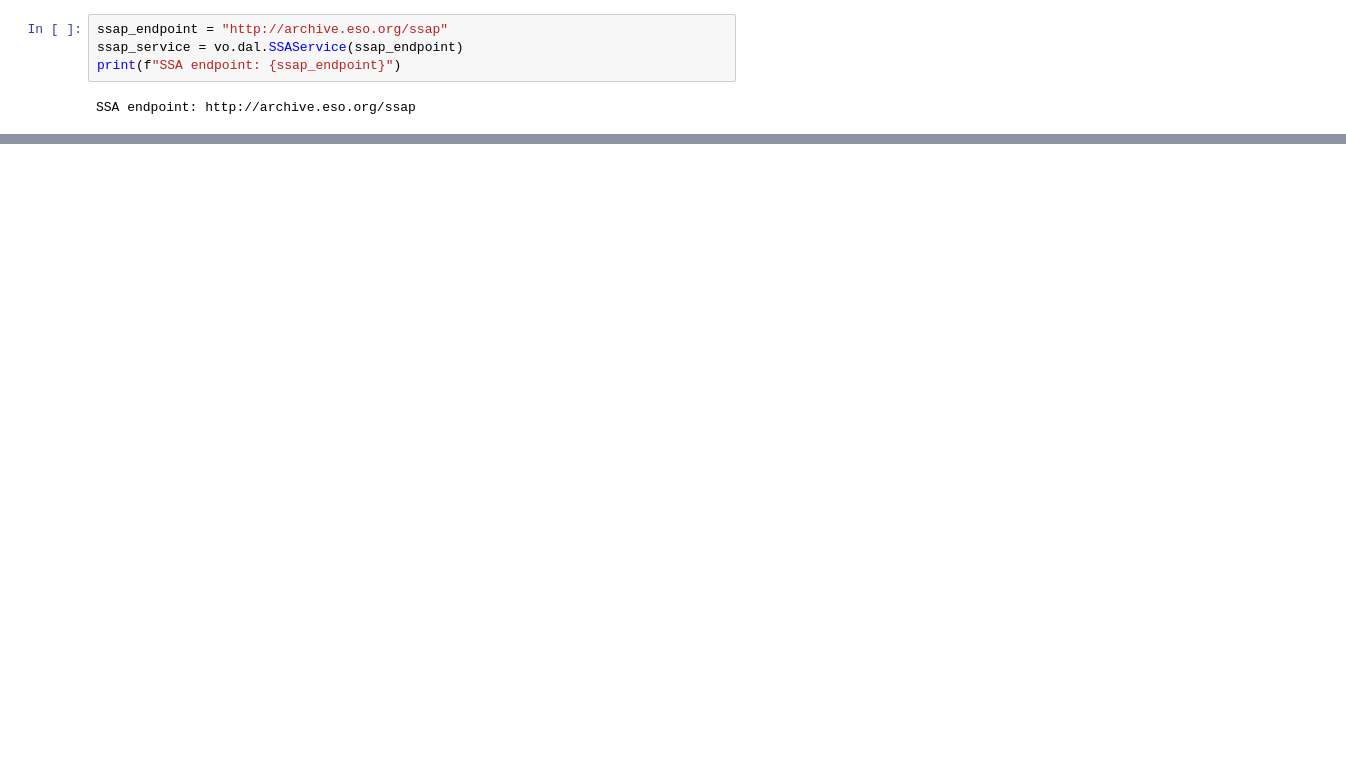
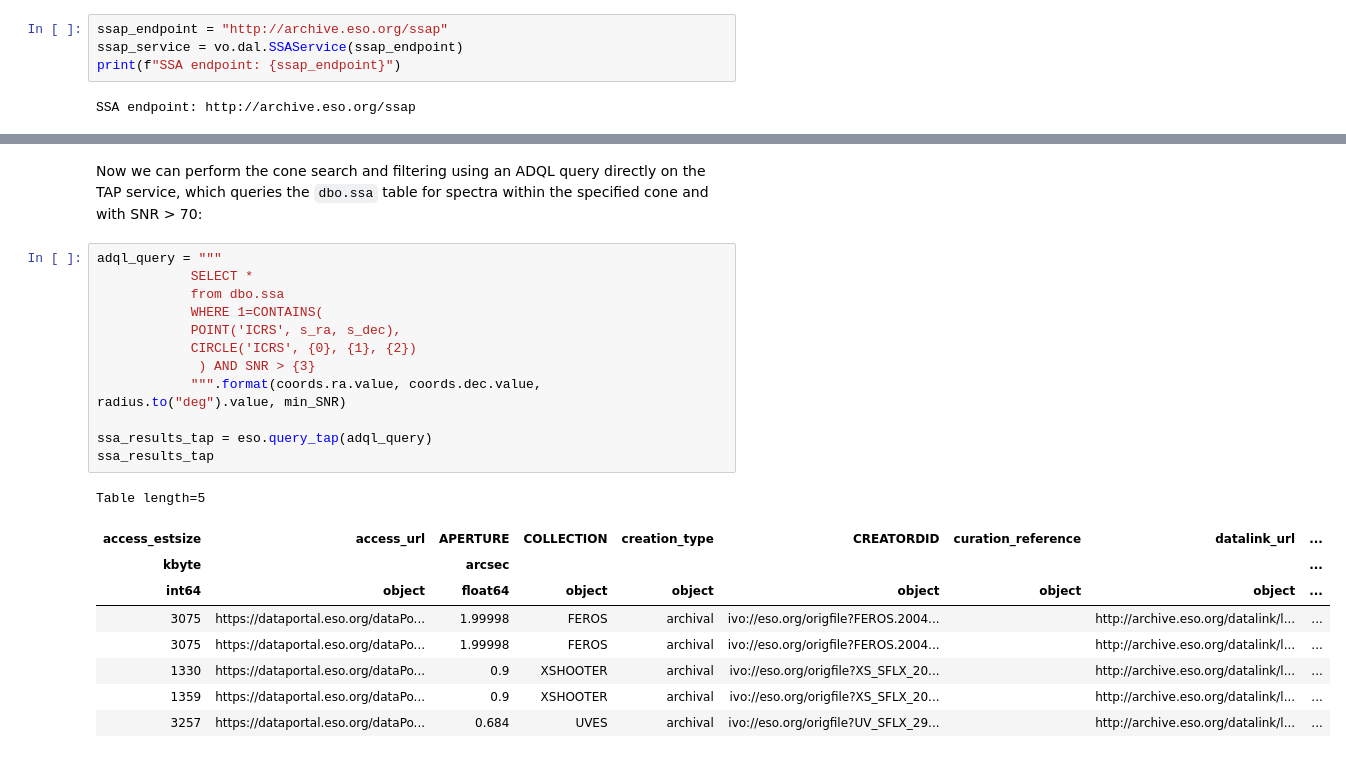
Before and after one commit to eso/astroquery_examples, a Jupyter notebook: examples/advanced/06_ssa_query_and_download.ipynb, the cells around one changed output, grey strips where cells are left out. Saved outputs shown, nothing was run; the diff lists cells and outputs as text; blank space fills up the shorter version.

```diff
--- a/examples/advanced/06_ssa_query_and_download.ipynb
+++ b/examples/advanced/06_ssa_query_and_download.ipynb
@@ -134,0 +259,24 @@ In this notebook, we demonstrated how to query the ESO SSA service, apply simple
+# %% [markdown]
+Now we can perform the cone search and filtering using an ADQL query directly on the TAP service, which queries the `dbo.ssa` table for spectra within the specified cone and with SNR > 70:
+# %%
+adql_query = """
+            SELECT *
+            from dbo.ssa
+            WHERE 1=CONTAINS(
+            POINT('ICRS', s_ra, s_dec),
+            CIRCLE('ICRS', {0}, {1}, {2})
+             ) AND SNR > {3}
+            """.format(coords.ra.value, coords.dec.value, radius.to("deg").value, min_SNR)
+
+ssa_results_tap = eso.query_tap(adql_query)
+ssa_results_tap
+# %% [output]
+Table length=5
+| access_estsize | access_url | APERTURE | COLLECTION | creation_type | CREATORDID | curation_reference | datalink_url | ... |
+| kbyte |  | arcsec |  |  |  |  |  | ... |
+| int64 | object | float64 | object | object | object | object | object | ... |
+| 3075 | https://dataportal.eso.org/dataPo... | 1.99998 | FEROS | archival | ivo://eso.org/origfile?FEROS.2004... |  | http://archive.eso.org/datalink/l... | ... |
+| 3075 | https://dataportal.eso.org/dataPo... | 1.99998 | FEROS | archival | ivo://eso.org/origfile?FEROS.2004... |  | http://archive.eso.org/datalink/l... | ... |
+| 1330 | https://dataportal.eso.org/dataPo... | 0.9 | XSHOOTER | archival | ivo://eso.org/origfile?XS_SFLX_20... |  | http://archive.eso.org/datalink/l... | ... |
+| 1359 | https://dataportal.eso.org/dataPo... | 0.9 | XSHOOTER | archival | ivo://eso.org/origfile?XS_SFLX_20... |  | http://archive.eso.org/datalink/l... | ... |
+| 3257 | https://dataportal.eso.org/dataPo... | 0.684 | UVES | archival | ivo://eso.org/origfile?UV_SFLX_29... |  | http://archive.eso.org/datalink/l... | ... |
```
Also changed, not shown: parts of 28 cells of this notebook.
